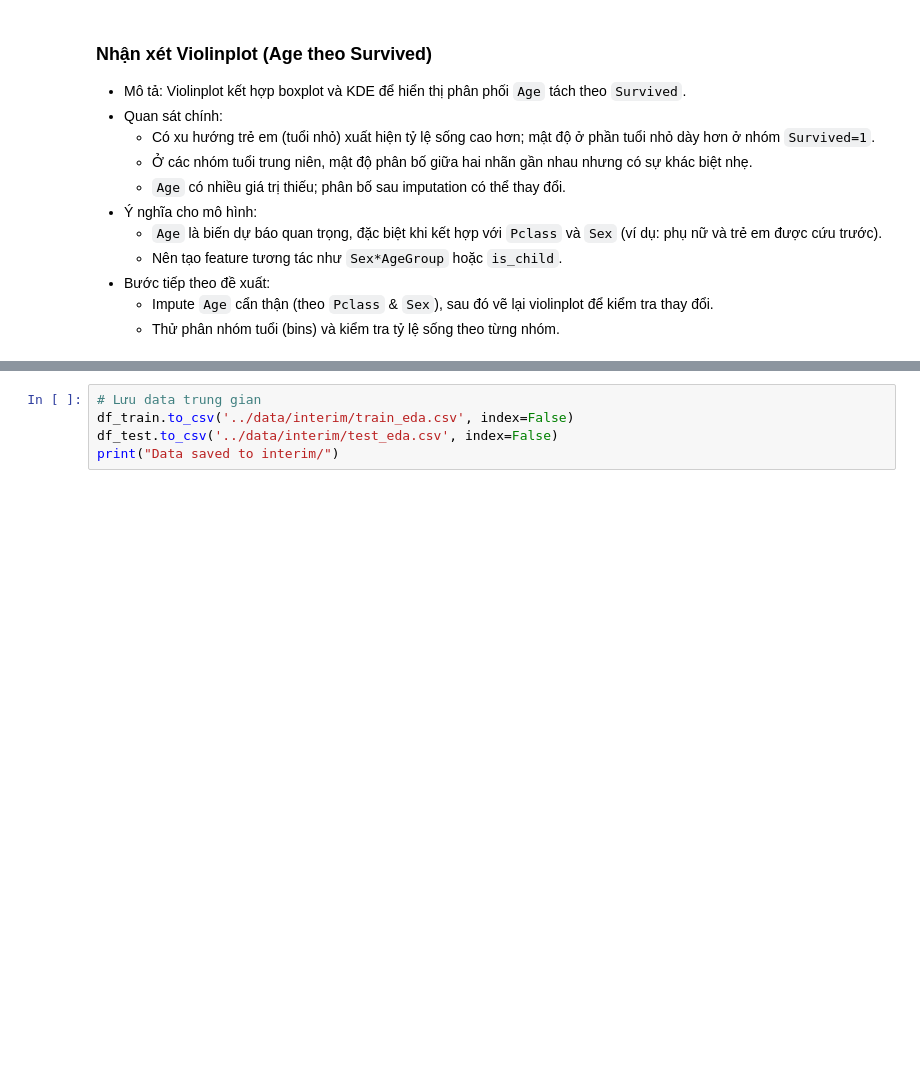
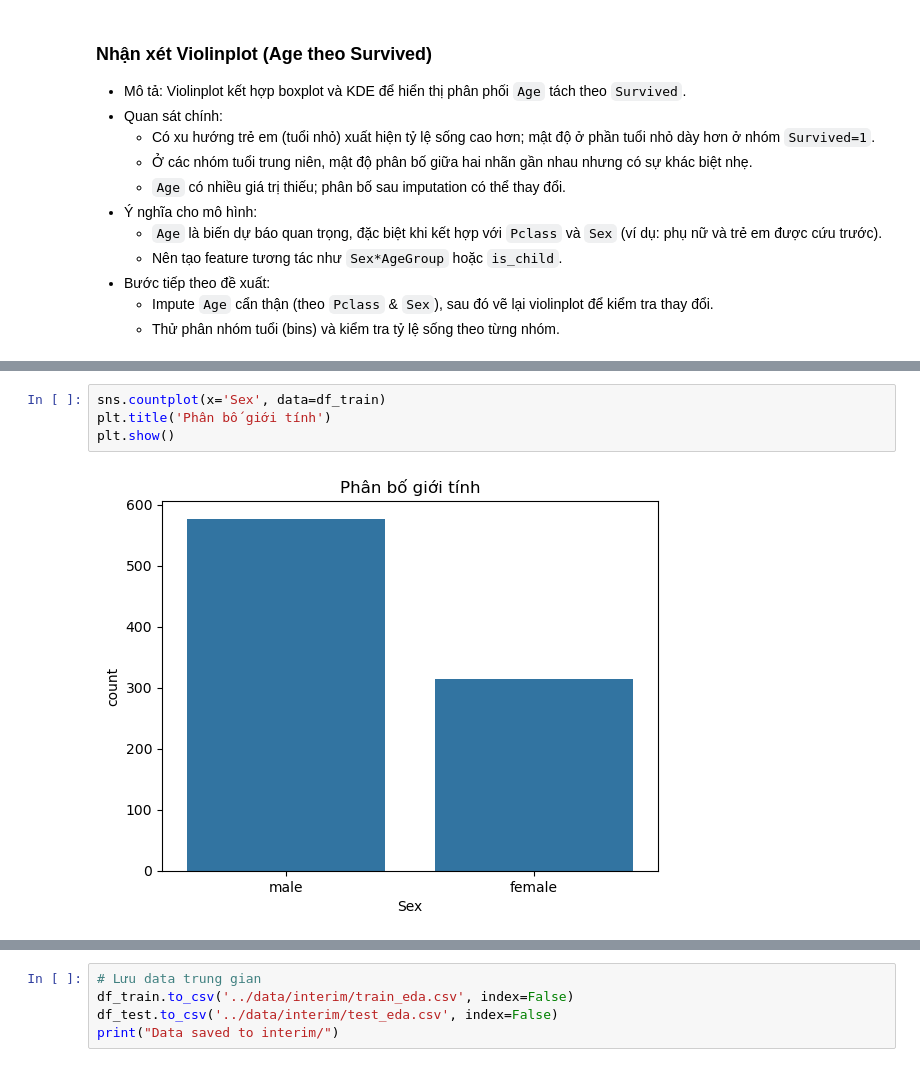
Before and after one commit to VietDQ1904/ML-Group-Projects, a Jupyter notebook: Challenge1/eda/eda.ipynb, the cells around one changed output, grey strips where cells are left out. Drawn from its saved outputs; the diff is of its cells as text; blank space fills up the shorter version.

```diff
--- a/Challenge1/eda/eda.ipynb
+++ b/Challenge1/eda/eda.ipynb
@@ -264,0 +322,6 @@ sns.violinplot(x='Survived', y='Age', data=df_dataset)
+# %%
+sns.countplot(x='Sex', data=df_train)
+plt.title('Phân bố giới tính')
+plt.show()
+# %% [output]
+[figure, added]
```
Also changed, not shown: parts of 20 cells of this notebook, 2 other files.
